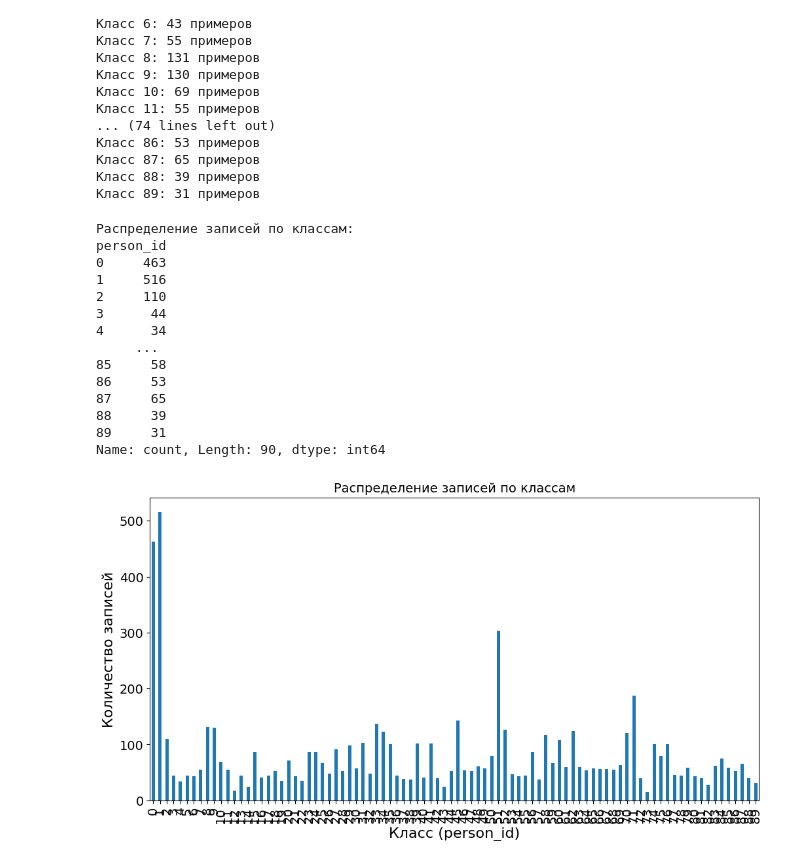
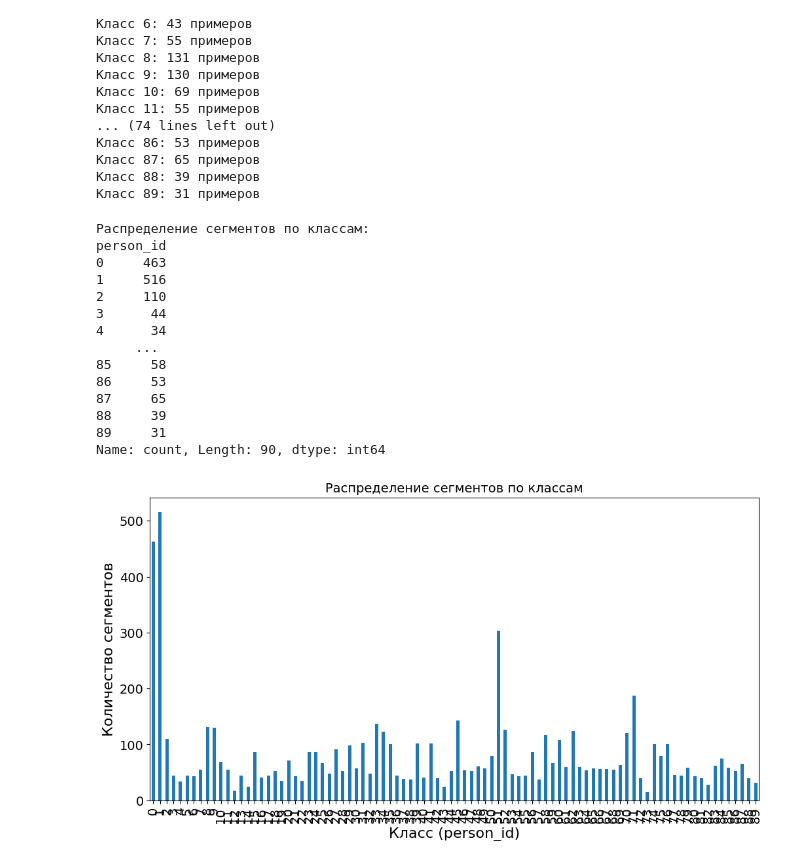
Before and after one commit to 1985Viacheslav/My_diplom_work, a Jupyter notebook: ECG_Program/notebooks/01_dataset_preparation.ipynb, the cells around one changed output. Saved outputs shown, nothing was run; the diff lists cells and outputs as text; code cells hidden in the pictures.

```diff
--- a/ECG_Program/notebooks/01_dataset_preparation.ipynb
+++ b/ECG_Program/notebooks/01_dataset_preparation.ipynb
@@ -729,30 +729,30 @@ for label, data in class_data.items():
 # %%
 # Загрузка меток
 labels = pd.read_csv('../dataset/labels.csv')
 
 # Подсчёт количества записей для каждого класса
 class_distribution = labels['person_id'].value_counts().sort_index()
-print("Распределение записей по классам:")
+print("Распределение сегментов по классам:")
 print(class_distribution)
 
 # Визуализация распределения
-class_distribution.plot(kind='bar', figsize=(12, 6), title='Распределение записей (сегментов) по классам')
+class_distribution.plot(kind='bar', figsize=(12, 6), title='Распределение сегментов по классам')
 plt.xlabel('Класс (person_id)')
-plt.ylabel('Количество записей (сегментов)')
+plt.ylabel('Количество сегментов')
 plt.show()
 # %% [output]
-Распределение записей по классам:
+Распределение сегментов по классам:
 person_id
 0     463
 1     516
 2     110
 3      44
 4      34
      ...
 85     58
 86     53
 87     65
 88     39
 89     31
 Name: count, Length: 90, dtype: int64
-[figure, old version]
+[figure, new version]
```
Also changed, not shown: parts of 2 cells of this notebook, 8 other files.
